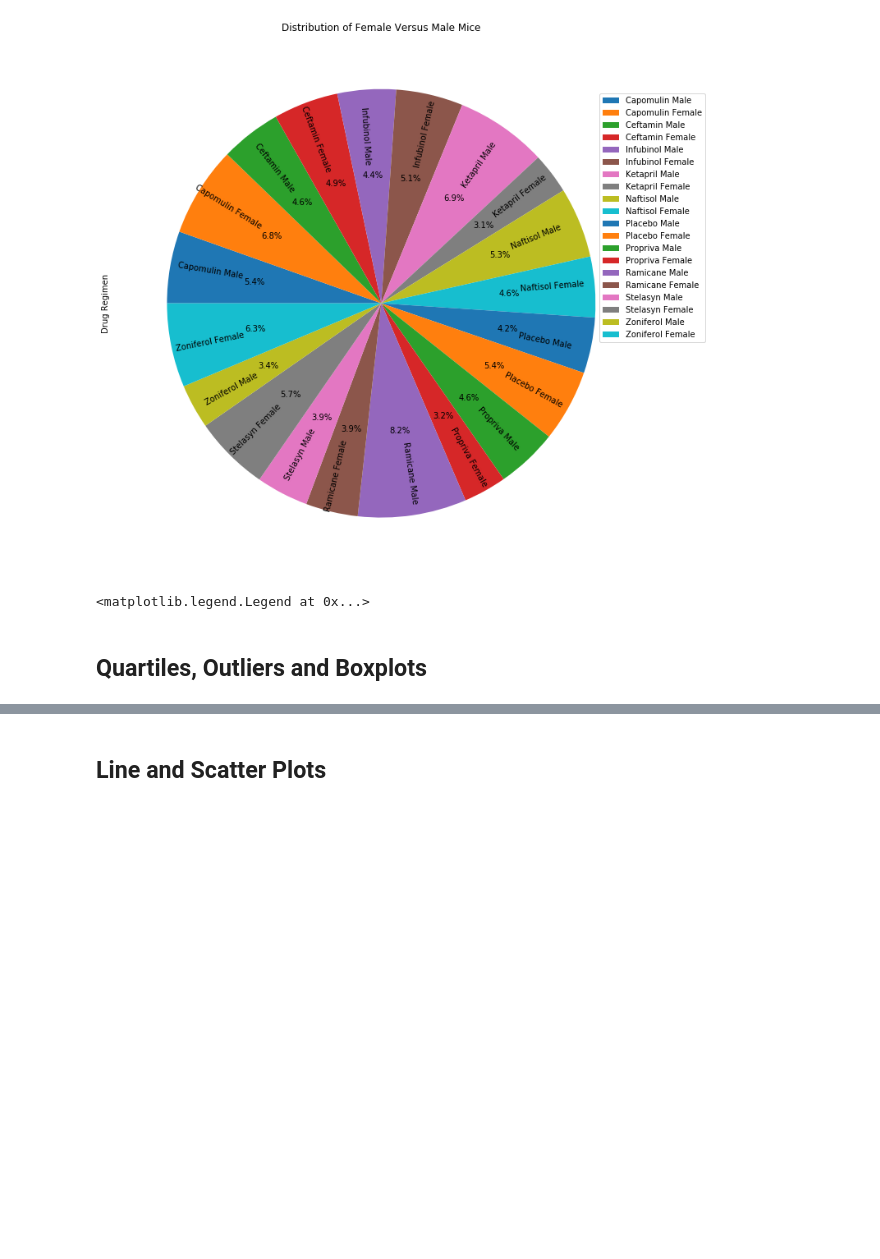
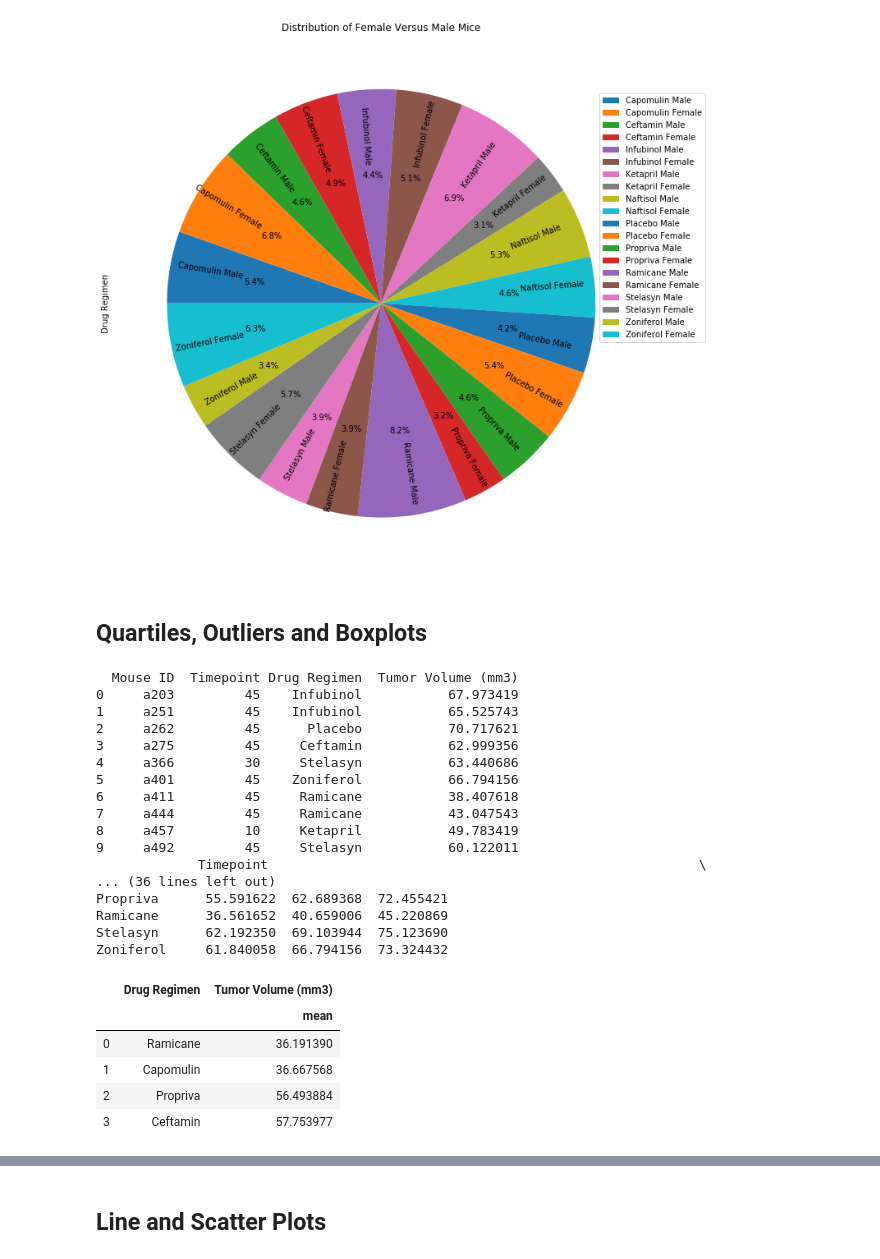
Before and after one commit to gshreve01/Matplot-Challenge, a Jupyter notebook: Pymaceuticals/pymaceuticals.ipynb, the cells around one changed output, grey strips where cells are left out. Drawn from its saved outputs; the diff is of its cells as text; code cells hidden in the pictures; blank space fills up the shorter version.

```diff
--- a/Pymaceuticals/pymaceuticals.ipynb
+++ b/Pymaceuticals/pymaceuticals.ipynb
@@ -421,7 +494,3 @@ ax.legend(patches, labels, bbox_to_anchor=(.9, .9))
 # %% [output]
 <matplotlib.legend.Legend at 0x...>
 [figure]
-# %%
-ax.legend(patches, labels, loc="lower right", ncol=3, mode="expand")
-# %% [output]
-<matplotlib.legend.Legend at 0x...>
@@ -433,0 +499,50 @@ ax.legend(patches, labels, loc="lower right", ncol=3, mode="expand")
+# %%
+# Calculate the final tumor volume of each mouse across four of the most promising treatment regimens. Calculate the IQR and quantitatively determine if there are any potential outliers.
+
+# Need to get the final tumor volume for the mouse
+# try to get the last timepoint for each mouse
+groupby_mouse = clean_mouse_study_df.groupby(clean_mouse_study_df.index)
+max_mouse_timepoint = pd.DataFrame(groupby_mouse["Timepoint"].max())
+
+# For the mouse and timepoint get all of the associated records
+# can't easily merge on multiple values using index, switch dataframe indexes
+max_mouse_timepoint.reset_index(inplace=True)
+clean_mouse_study2 = clean_mouse_study_df.reset_index()
+
+# use the merge function to only get the last timepoint for any given mouse
+final_tumor_volume_df = pd.merge(max_mouse_timepoint, clean_mouse_study_df,  how='inner', left_on=['Mouse ID', 'Timepoint'], right_on = ['Mouse ID', 'Timepoint'])[["Mouse ID", "Timepoint", "Drug Regimen", "Tumor Volume (mm3)"]]
+print(final_tumor_volume_df.head(10))
+
+# get the statistics from a describe
+final_tumor_stats = final_tumor_volume_df.groupby("Drug Regimen").describe()
+print(final_tumor_stats.head(10))
+
+# use a tuple to retreive the mean and sort taking the first 4
+# assuming those are the most promising
+tumor_size_mean_df = pd.DataFrame(final_tumor_stats[('Tumor Volume (mm3)',  'mean')])
+four_most_promising_regimens = tumor_size_mean_df.sort_values(('Tumor Volume (mm3)',  'mean'), ascending=True).head(4).reset_index()
+four_most_promising_regimens
+# %% [output]
+  Mouse ID  Timepoint Drug Regimen  Tumor Volume (mm3)
+0     a203         45    Infubinol           67.973419
+1     a251         45    Infubinol           65.525743
+2     a262         45      Placebo           70.717621
+3     a275         45     Ceftamin           62.999356
+4     a366         30     Stelasyn           63.440686
+5     a401         45    Zoniferol           66.794156
+6     a411         45     Ramicane           38.407618
+7     a444         45     Ramicane           43.047543
+8     a457         10     Ketapril           49.783419
+9     a492         45     Stelasyn           60.122011
+             Timepoint                                                       \
+... (36 lines left out)
+Propriva      55.591622  62.689368  72.455421
+Ramicane      36.561652  40.659006  45.220869
+Stelasyn      62.192350  69.103944  75.123690
+Zoniferol     61.840058  66.794156  73.324432
+|  | Drug Regimen | Tumor Volume (mm3) |
+|  |  | mean |
+| 0 | Ramicane | 36.191390 |
+| 1 | Capomulin | 36.667568 |
+| 2 | Propriva | 56.493884 |
+| 3 | Ceftamin | 57.753977 |
```
Also changed, not shown: parts of 8 cells of this notebook.
